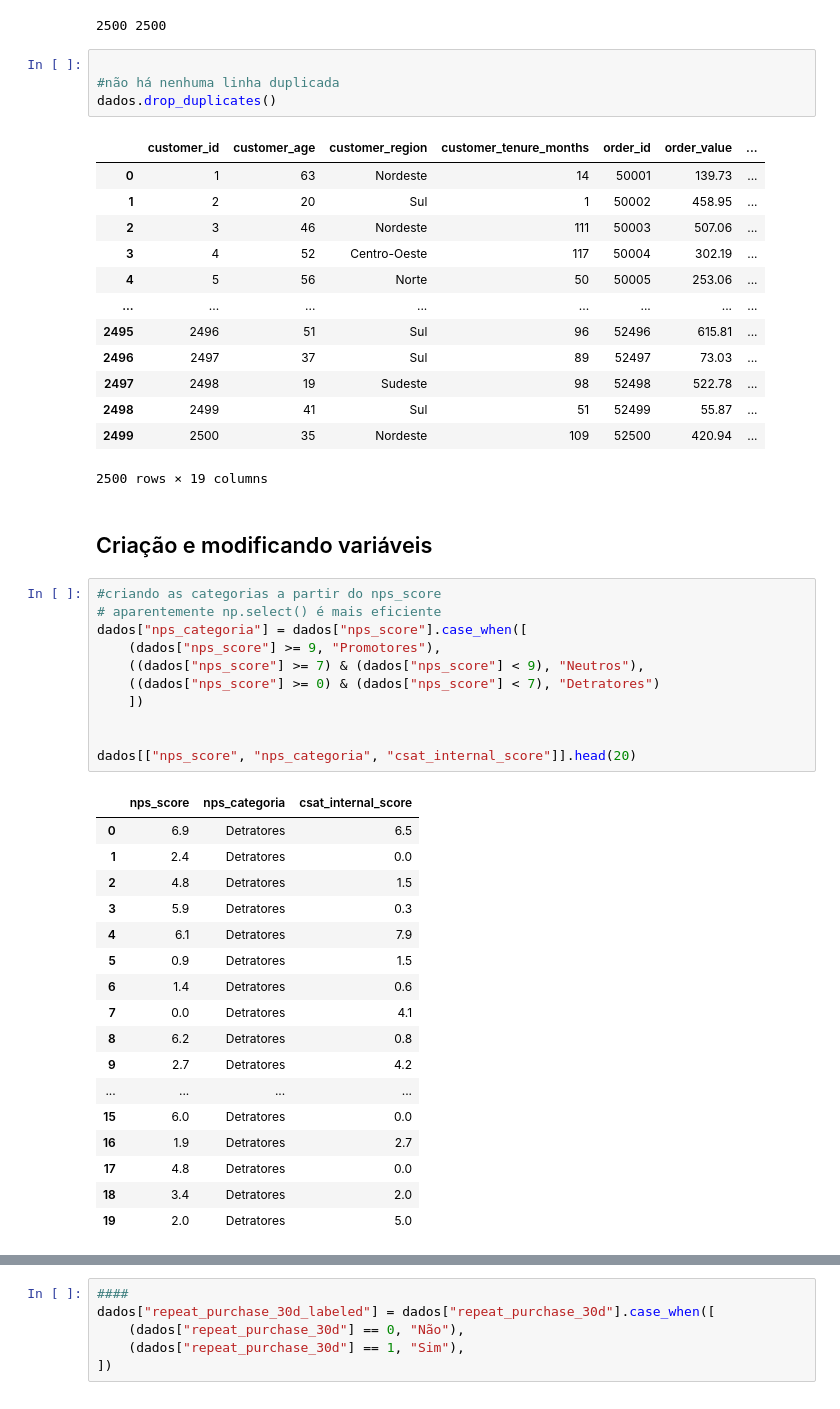
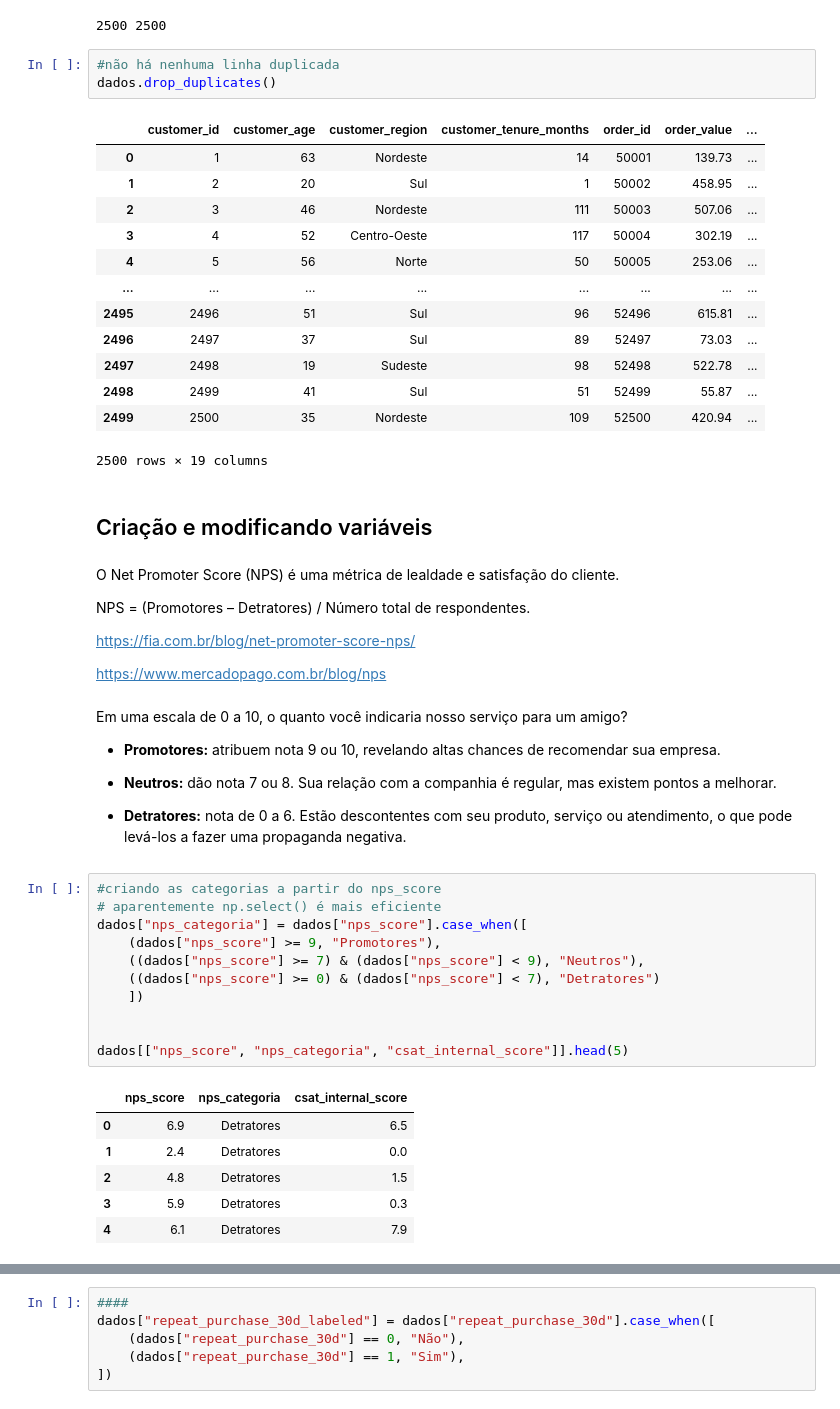
Before and after one commit to braga0m/TechChallenge1, a Jupyter notebook: código/tratamento_limpeza_dados_tech_challenge1.ipynb, the cells around one changed output, grey strips where cells are left out. Saved outputs shown, nothing was run; the diff lists cells and outputs as text.

```diff
--- a/código/tratamento_limpeza_dados_tech_challenge1.ipynb
+++ b/código/tratamento_limpeza_dados_tech_challenge1.ipynb
@@ -77,7 +72,6 @@ print(a,b)
 # %% [output]
 2500 2500
 # %%
-
 #não há nenhuma linha duplicada
 dados.drop_duplicates()
 # %% [output]
@@ -96,35 +90,41 @@ dados.drop_duplicates()
 2500 rows × 19 columns
 # %% [markdown]
 ## Criação e modificando variáveis
+# %% [markdown]
+O Net Promoter Score (NPS) é uma métrica de lealdade e satisfação do cliente.
+
+
+NPS = (Promotores – Detratores) / Número total de respondentes.
+
+https://fia.com.br/blog/net-promoter-score-nps/
+
+https://www.mercadopago.com.br/blog/nps
+# %% [markdown]
+Em uma escala de 0 a 10, o quanto você indicaria nosso serviço para um amigo?
+
+*   **Promotores:** atribuem nota 9 ou 10, revelando altas chances de recomendar sua empresa.
+
+*   **Neutros:** dão nota 7 ou 8. Sua relação com a companhia é regular, mas existem pontos a melhorar.
+
+*   **Detratores:** nota de 0 a 6. Estão descontentes com seu produto, serviço ou atendimento, o que pode levá-los a fazer uma propaganda negativa.
 # %%
 #criando as categorias a partir do nps_score
 # aparentemente np.select() é mais eficiente
 dados["nps_categoria"] = dados["nps_score"].case_when([
     (dados["nps_score"] >= 9, "Promotores"),
     ((dados["nps_score"] >= 7) & (dados["nps_score"] < 9), "Neutros"),
     ((dados["nps_score"] >= 0) & (dados["nps_score"] < 7), "Detratores")
     ])
 
 
-dados[["nps_score", "nps_categoria", "csat_internal_score"]].head(20)
+dados[["nps_score", "nps_categoria", "csat_internal_score"]].head(5)
 # %% [output]
 |  | nps_score | nps_categoria | csat_internal_score |
 | 0 | 6.9 | Detratores | 6.5 |
 | 1 | 2.4 | Detratores | 0.0 |
 | 2 | 4.8 | Detratores | 1.5 |
 | 3 | 5.9 | Detratores | 0.3 |
 | 4 | 6.1 | Detratores | 7.9 |
-| 5 | 0.9 | Detratores | 1.5 |
-| 6 | 1.4 | Detratores | 0.6 |
-| 7 | 0.0 | Detratores | 4.1 |
-| 8 | 6.2 | Detratores | 0.8 |
-| 9 | 2.7 | Detratores | 4.2 |
-| ... | ... | ... | ... |
-| 15 | 6.0 | Detratores | 0.0 |
-| 16 | 1.9 | Detratores | 2.7 |
-| 17 | 4.8 | Detratores | 0.0 |
-| 18 | 3.4 | Detratores | 2.0 |
-| 19 | 2.0 | Detratores | 5.0 |
 # %%
 #variável categórica se teve reclamação ou não
 dados["complaints"] = np.where(dados["complaints_count"] > 0, 1, 0)
```
Also changed, not shown: parts of 8 cells of this notebook.
